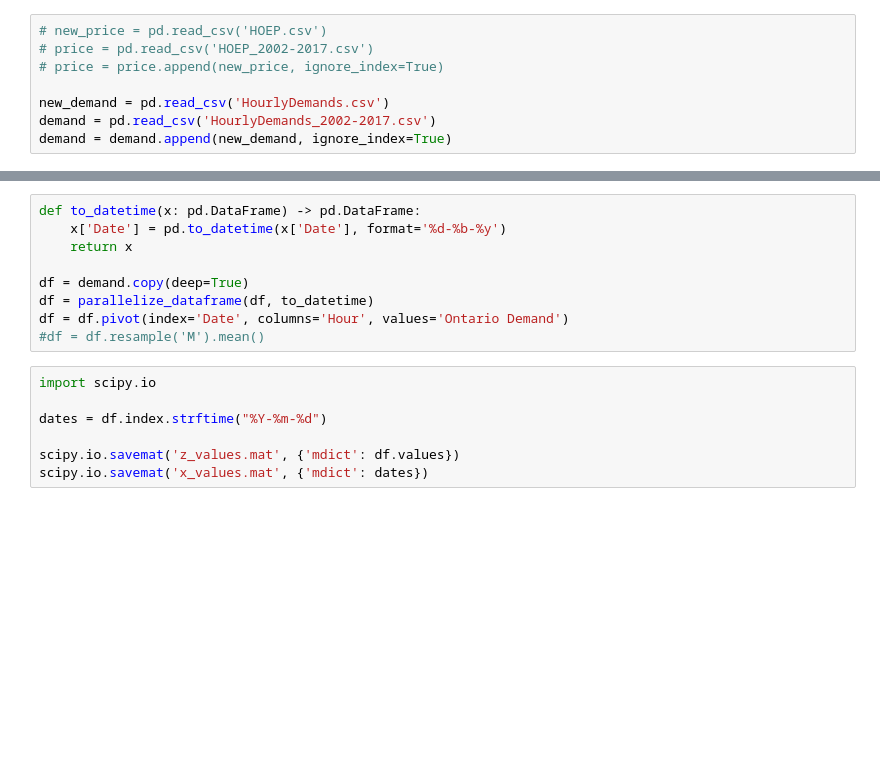
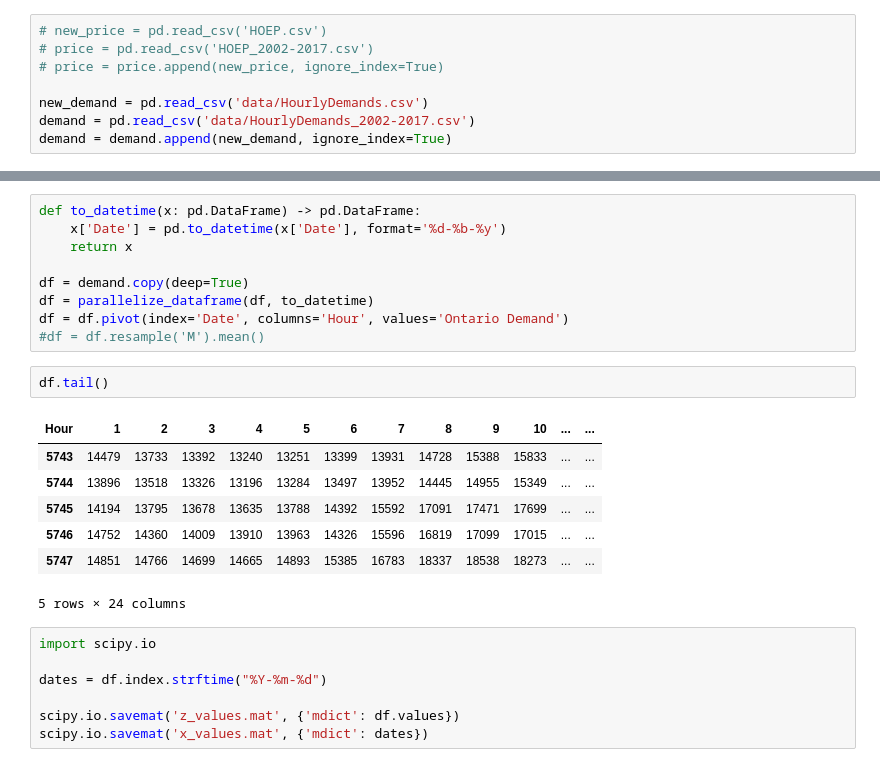
Before and after one commit to ikmckenz/electricity_cyclicality, a Jupyter notebook: OntarioElectricity.ipynb, the cells around one changed output, grey strips where cells are left out. Cells and saved outputs as stored; diff of their text form; blank space fills up the shorter version.

```diff
--- a/OntarioElectricity.ipynb
+++ b/OntarioElectricity.ipynb
@@ -10,8 +10,8 @@ import datetime as dt
 # price = pd.read_csv('HOEP_2002-2017.csv')
 # price = price.append(new_price, ignore_index=True)
 
-new_demand = pd.read_csv('HourlyDemands.csv')
-demand = pd.read_csv('HourlyDemands_2002-2017.csv')
+new_demand = pd.read_csv('data/HourlyDemands.csv')
+demand = pd.read_csv('data/HourlyDemands_2002-2017.csv')
 demand = demand.append(new_demand, ignore_index=True)
 # %%
 demand.head()
@@ -43,6 +43,16 @@ df = demand.copy(deep=True)
 df = parallelize_dataframe(df, to_datetime)
 df = df.pivot(index='Date', columns='Hour', values='Ontario Demand')
 #df = df.resample('M').mean()
+# %%
+df.tail()
+# %% [output]
+| Hour | 1 | 2 | 3 | 4 | 5 | 6 | 7 | 8 | 9 | 10 | ... | ... |
+| 5743 | 14479 | 13733 | 13392 | 13240 | 13251 | 13399 | 13931 | 14728 | 15388 | 15833 | ... | ... |
+| 5744 | 13896 | 13518 | 13326 | 13196 | 13284 | 13497 | 13952 | 14445 | 14955 | 15349 | ... | ... |
+| 5745 | 14194 | 13795 | 13678 | 13635 | 13788 | 14392 | 15592 | 17091 | 17471 | 17699 | ... | ... |
+| 5746 | 14752 | 14360 | 14009 | 13910 | 13963 | 14326 | 15596 | 16819 | 17099 | 17015 | ... | ... |
+| 5747 | 14851 | 14766 | 14699 | 14665 | 14893 | 15385 | 16783 | 18337 | 18538 | 18273 | ... | ... |
+5 rows × 24 columns
 # %%
 import scipy.io
 
```
Also changed, not shown: 8 other files.
